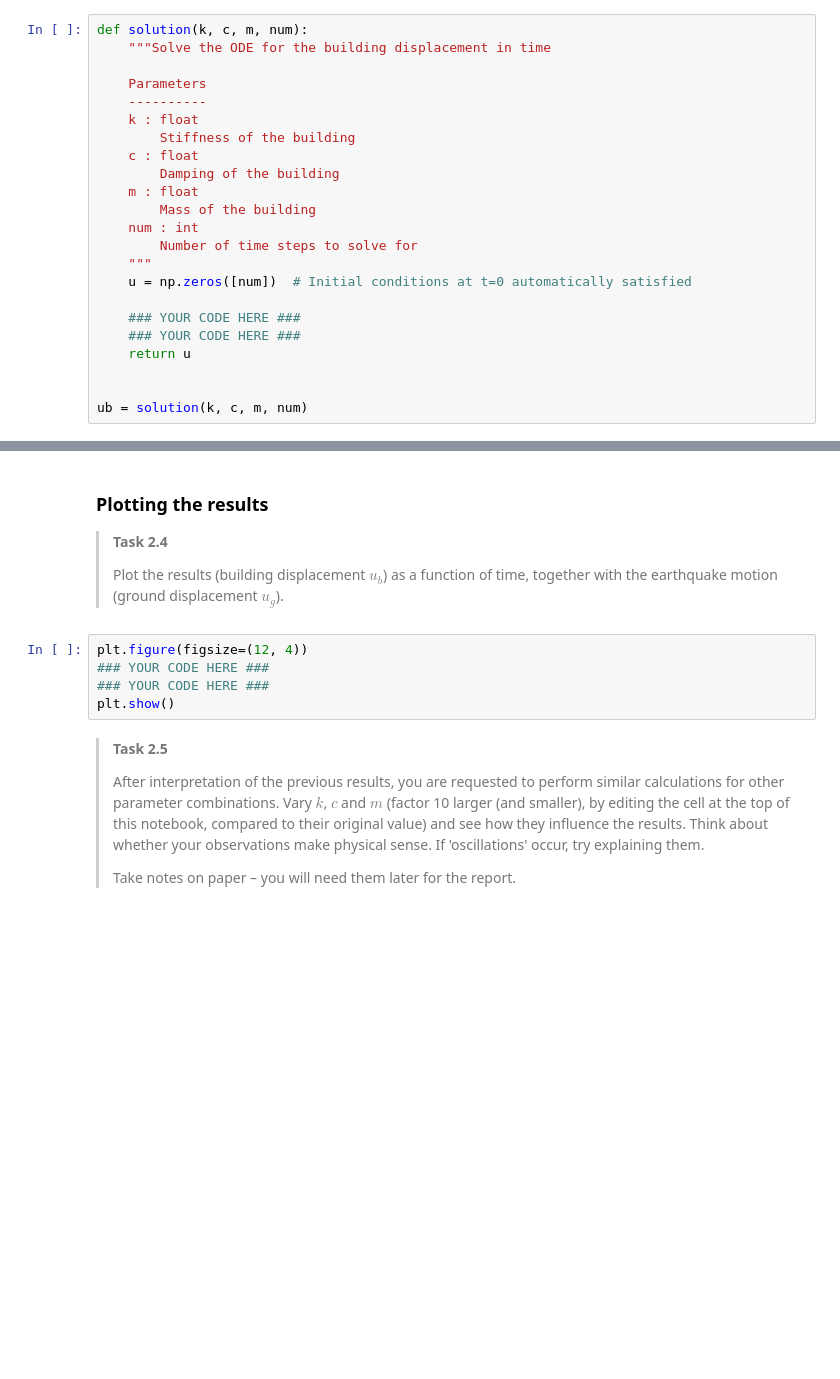
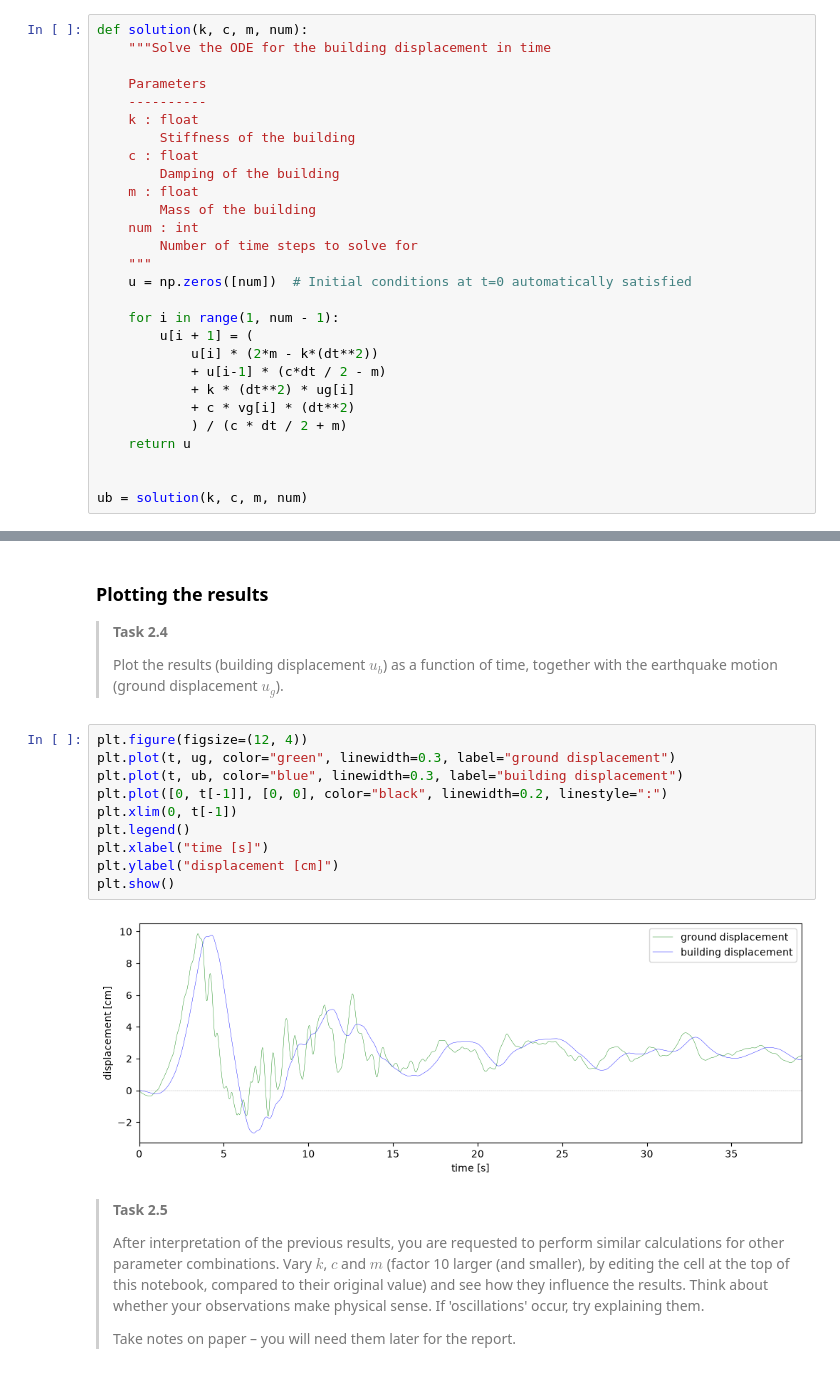
Before and after one commit to mbezmali/GroupAssignment-1.2---BEZMALINOVICH, a Jupyter notebook: 1Ddynamics.ipynb, the cells around one changed output, grey strips where cells are left out. Saved outputs shown, nothing was run; the diff lists cells and outputs as text; blank space fills up the shorter version.

```diff
--- a/1Ddynamics.ipynb
+++ b/1Ddynamics.ipynb
@@ -199,8 +240,13 @@ def solution(k, c, m, num):
     """
     u = np.zeros([num])  # Initial conditions at t=0 automatically satisfied
 
-    ### YOUR CODE HERE ###
-    ### YOUR CODE HERE ###
+    for i in range(1, num - 1):
+        u[i + 1] = (
+            u[i] * (2*m - k*(dt**2))
+            + u[i-1] * (c*dt / 2 - m)
+            + k * (dt**2) * ug[i]
+            + c * vg[i] * (dt**2)
+            ) / (c * dt / 2 + m)
     return u
 
 
@@ -229,11 +277,18 @@ print("All tests passed!")
 >
 >Plot the results (building displacement $u_b$) as a function of time, together with the earthquake motion (ground displacement $u_g$).
 >
-# %%
-plt.figure(figsize=(12, 4))
-### YOUR CODE HERE ###
-### YOUR CODE HERE ###
-plt.show()
+# %%
+plt.figure(figsize=(12, 4))
+plt.plot(t, ug, color="green", linewidth=0.3, label="ground displacement")
+plt.plot(t, ub, color="blue", linewidth=0.3, label="building displacement")
+plt.plot([0, t[-1]], [0, 0], color="black", linewidth=0.2, linestyle=":")
+plt.xlim(0, t[-1])
+plt.legend()
+plt.xlabel("time [s]")
+plt.ylabel("displacement [cm]")
+plt.show()
+# %% [output]
+[figure, added]
 # %% [markdown]
 >
 >**Task 2.5**
```
Also changed, not shown: parts of 16 cells of this notebook.
